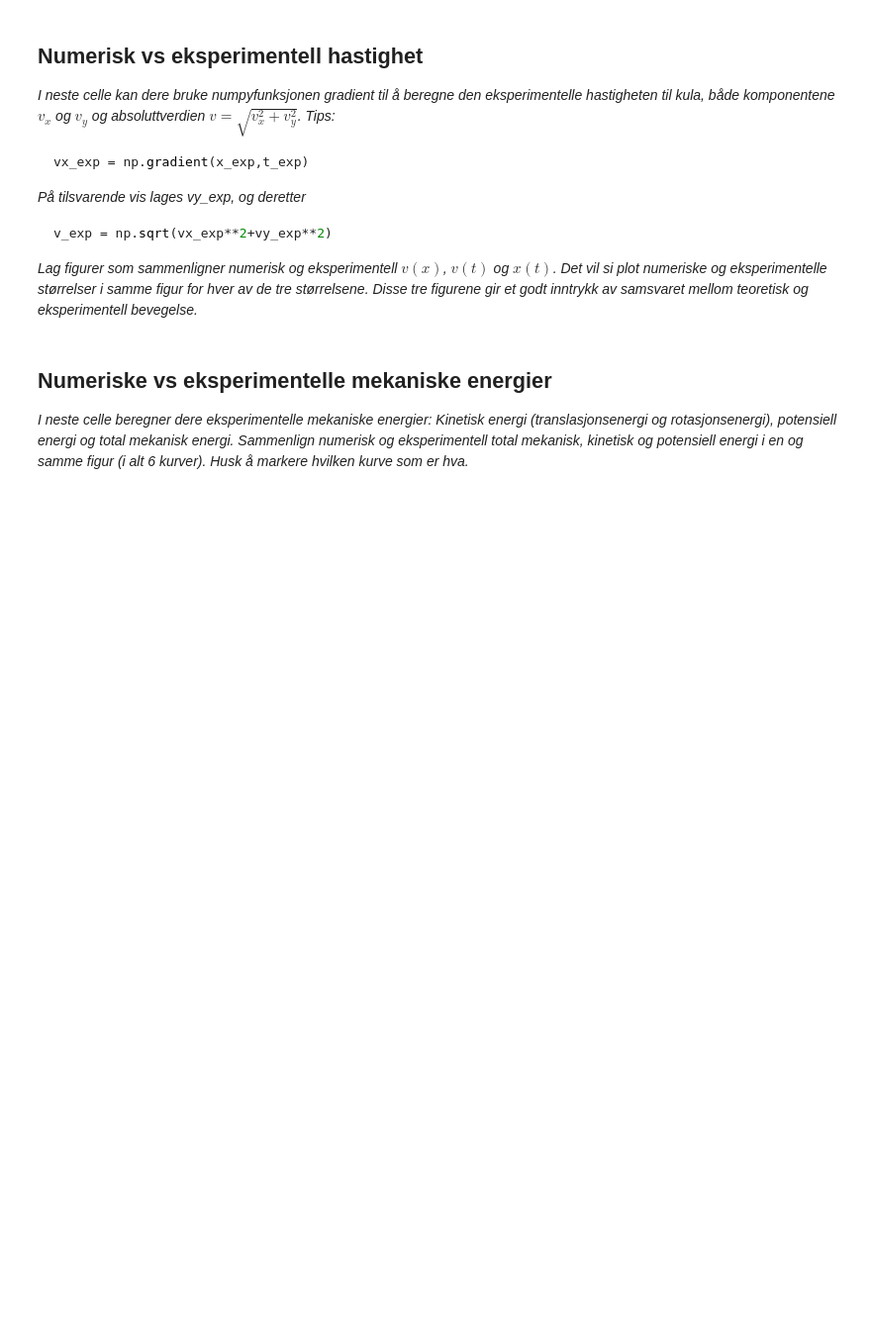
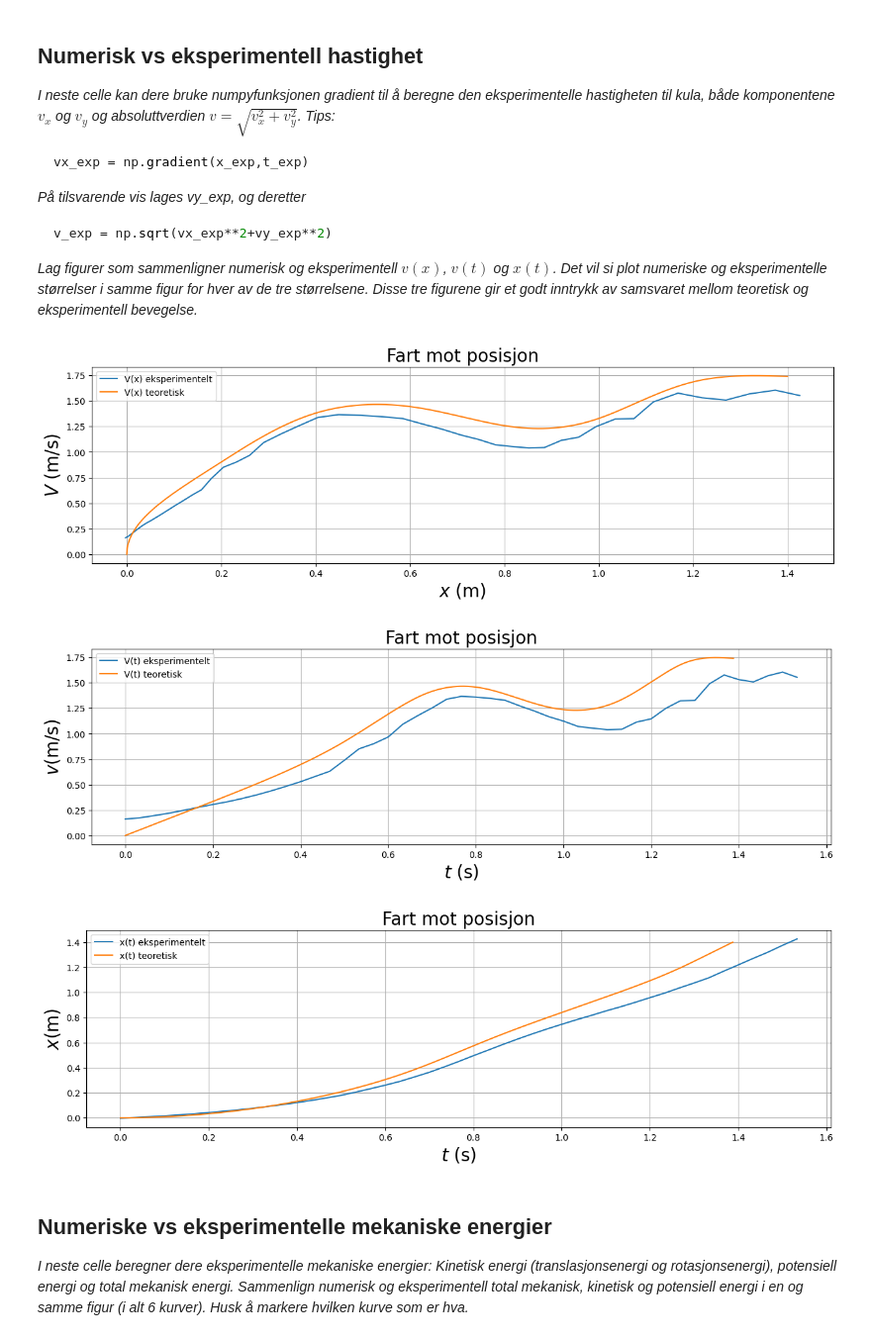
Before and after one commit to HaakonMikalsen/LabTFY4115, a Jupyter notebook: notebook/notebook_mal_H25.ipynb, the cells around one changed output. Shown at 99% size. Drawn from its saved outputs; the diff is of its cells as text; code cells hidden in the pictures; blank space fills up the shorter version.

```diff
--- a/notebook/notebook_mal_H25.ipynb
+++ b/notebook/notebook_mal_H25.ipynb
@@ -330,8 +373,48 @@ v_exp = np.sqrt(vx_exp**2+vy_exp**2)
 *Lag figurer som sammenligner numerisk og eksperimentell $v(x)$, $v(t)$ og $x(t)$. Det vil si plot numeriske og eksperimentelle størrelser i samme figur for hver av de tre størrelsene. Disse tre figurene gir et godt inntrykk av samsvaret mellom teoretisk og eksperimentell bevegelse.*
 # %%
 #Beregning av eksperimentell v_x, v_y og v
+vx_eksperimentelt = np.gradient(x_eksperiment,t_eksperiment)
+vy_eksperimentelt = np.gradient(y_eksperiment,t_eksperiment)
+v_eksperimentelt = np.sqrt(vx_eksperimentelt**2+vy_eksperimentelt**2)
 
 #Figurer som sammenligner numerisk og eksperimentell v(x), v(t) og x(t)
+
+# V(x)
+plt.figure(figsize=(15,4))
+plt.plot(x_eksperiment,v_eksperimentelt,label = "V(x) eksperimentelt")
+plt.plot(x,v,label = "V(x) teoretisk")
+plt.title('Fart mot posisjon',fontsize=20)
+plt.xlabel('$x$ (m)',fontsize=20)
+plt.ylabel(r'$V$ (m/s)',fontsize=20)
+plt.legend()
+plt.grid()
+plt.show()
+
+#v(t)
+plt.figure(figsize=(15,4))
+plt.plot(t_eksperiment,v_eksperimentelt,label = "V(t) eksperimentelt")
+plt.plot(t,v,label = "V(t) teoretisk")
+plt.title('Fart mot posisjon',fontsize=20)
+plt.xlabel('$t$ (s)',fontsize=20)
+plt.ylabel(r'$v$(m/s)',fontsize=20)
+plt.legend()
+plt.grid()
+plt.show()
+
+#x(t)
+plt.figure(figsize=(15,4))
+plt.plot(t_eksperiment,x_eksperiment,label = "x(t) eksperimentelt")
+plt.plot(t,x,label = "x(t) teoretisk")
+plt.title('Fart mot posisjon',fontsize=20)
+plt.xlabel('$t$ (s)',fontsize=20)
+plt.ylabel(r'$x$(m)',fontsize=20)
+plt.legend()
+plt.grid()
+plt.show()
+# %% [output]
+[figure, added]
+[figure, added]
+[figure, added]
 # %% [markdown]
 ## Numeriske vs eksperimentelle mekaniske energier
 
```
Also changed, not shown: parts of 4 cells of this notebook, 1 other file.
